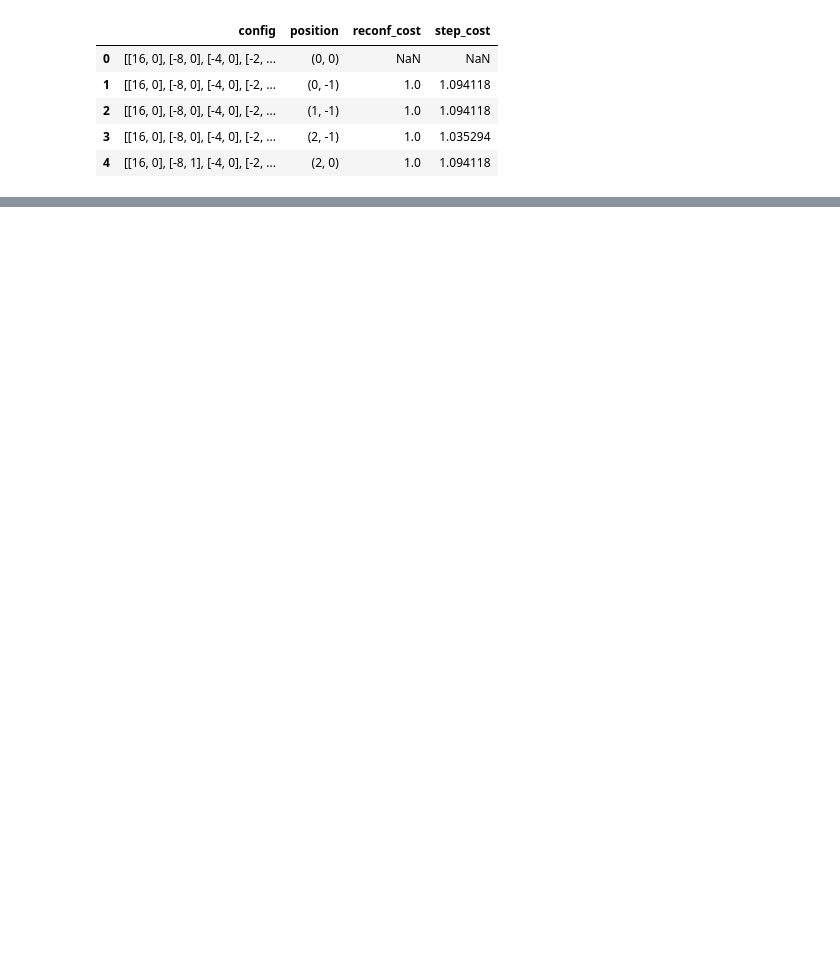
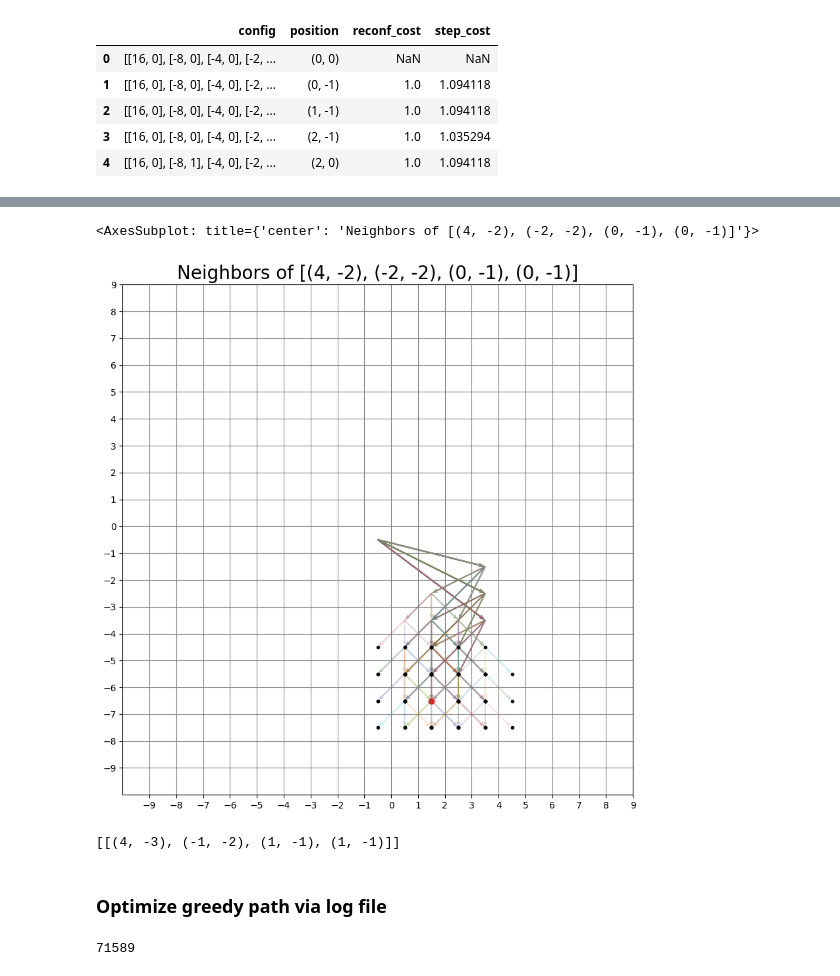
Before and after one commit to seljaks/santa2022, a Jupyter notebook: notebooks/solution_analysis.ipynb, the cells around one changed output, grey strips where cells are left out. Saved outputs shown, nothing was run; the diff lists cells and outputs as text; code cells hidden in the pictures; blank space fills up the shorter version.

```diff
--- a/notebooks/solution_analysis.ipynb
+++ b/notebooks/solution_analysis.ipynb
@@ -157,0 +448,22 @@ sorted(get_neighbors_positions_costs(config, image), key=lambda x: x[-1])
+# %%
+c = [(4, -2), (-2, -2), (0, -1), (0, -1)]
+plot_neighbors(c)
+# %% [output]
+<AxesSubplot: title={'center': 'Neighbors of [(4, -2), (-2, -2), (0, -1), (0, -1)]'}>
+[figure, added]
+# %%
+c = [(4, -2), (-2, -2), (0, -1), (0, -1)]
+[n for n in get_neighbors(c) if get_position(n) == (5, -7)]
+# %% [output]
+[[(4, -3), (-1, -2), (1, -1), (1, -1)]]
+# %% [markdown]
+### Optimize greedy path via log file
+# %%
+import json
+
+with open("../output/web_renders/path2022-12-19 02:03:16.714100.json", "r") as file:
+    path = json.load(file)
+
+len(path)
+# %% [output]
+71589
```
Also changed, not shown: parts of 75 cells of this notebook, 4 other files.
